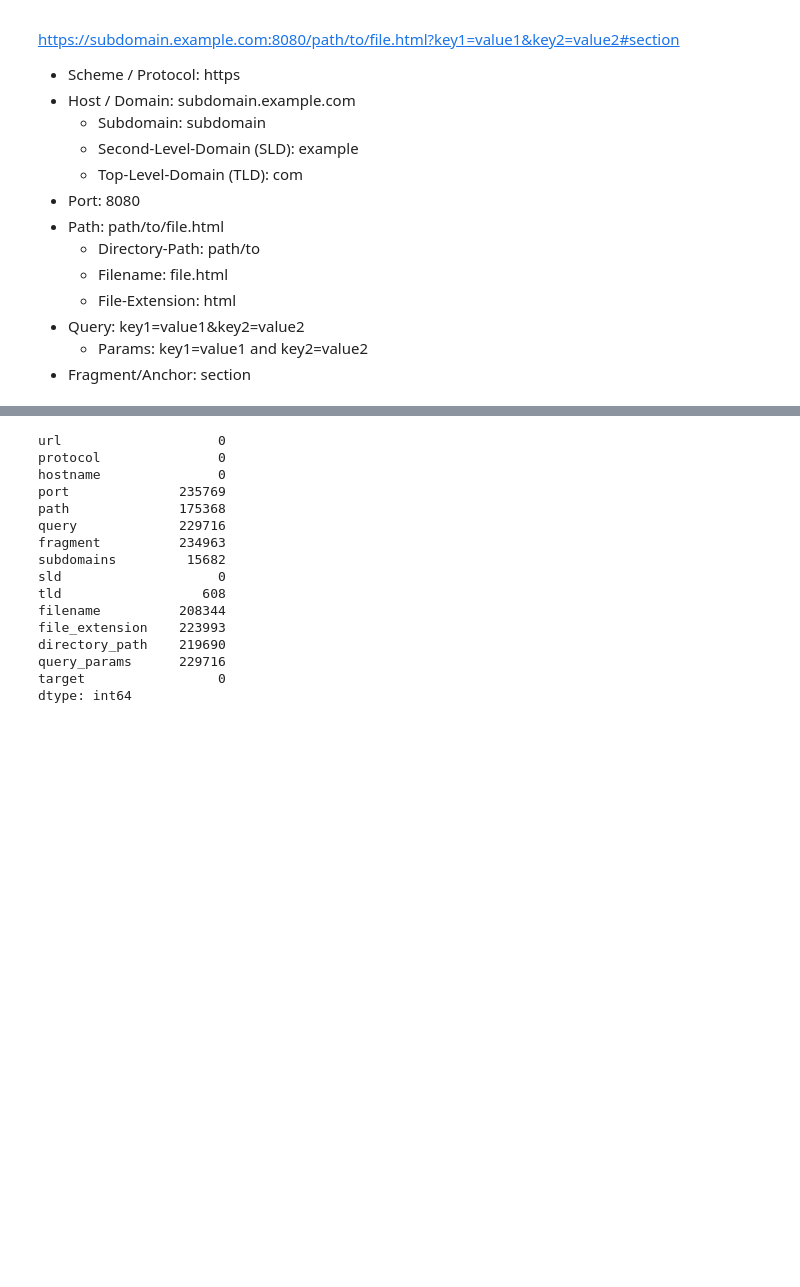
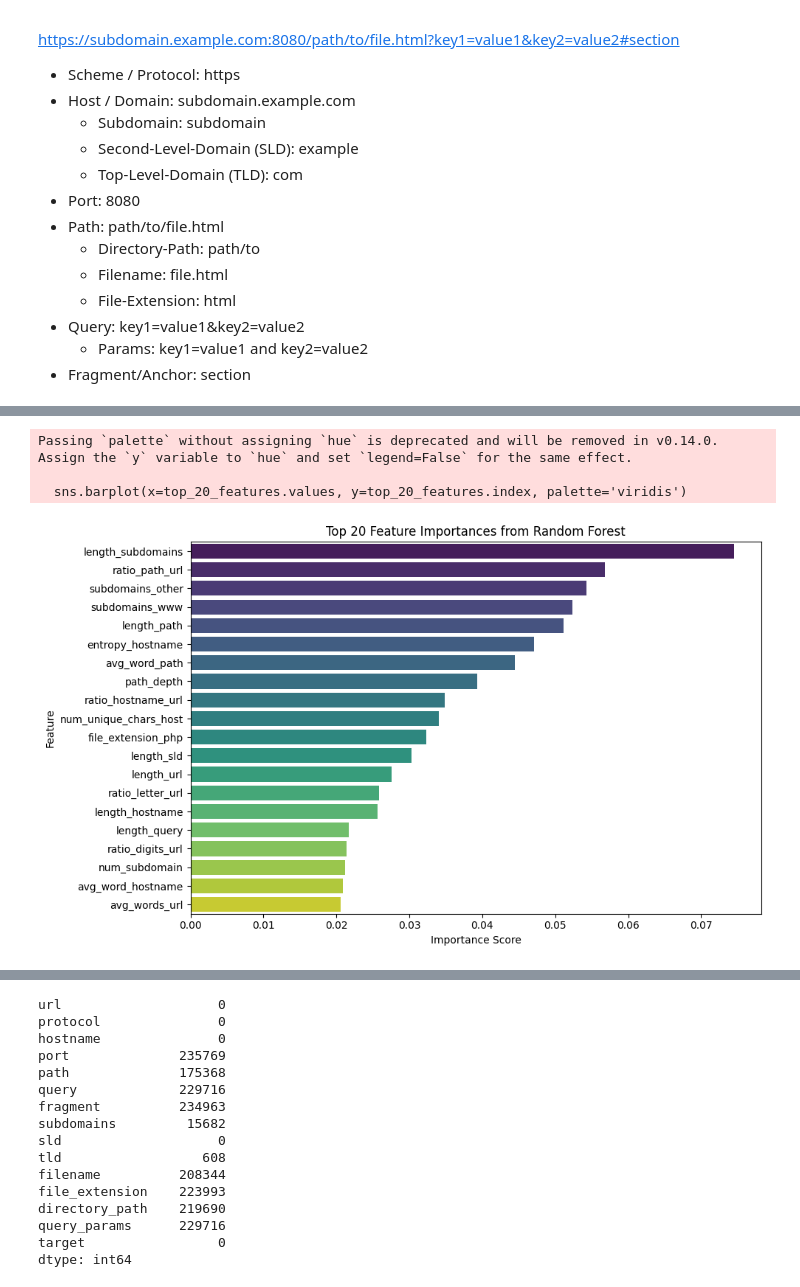
Before and after one commit to KoalaLyfestyle/BT4012-Group-13, a Jupyter notebook: Archive/Feature_Engineering.ipynb, the cells around one changed output, grey strips where cells are left out. Saved outputs shown, nothing was run; the diff lists cells and outputs as text; code cells hidden in the pictures; blank space fills up the shorter version.

```diff
--- a/Archive/Feature_Engineering.ipynb
+++ b/Archive/Feature_Engineering.ipynb
@@ -36,7 +36,7 @@ import ipaddress
 pd.set_option('display.max_columns', None)
 # %%
 # load data
-df = pd.read_csv('dataset/kaggle_phishing_dataset.csv')
+df = pd.read_csv('../dataset/train.csv')
 # %%
 df.info()
 # %% [output]
@@ -67,7 +59,7 @@ def preprocess(df):
     df = df[['url', 'target']]
     return df
 # %%
-df_processed = preprocess(df)
+df_processed = df
 # %%
 def decompose_single_url(url):
     parsed = urlparse(url)
@@ -289,19 +312,23 @@ df_feature_engineered
 # create tree based model for random forest, do train test split
 from sklearn.model_selection import train_test_split
 from sklearn.ensemble import RandomForestClassifier
-X = df_feature_engineered.drop(columns=['url', 'protocol', 'hostname', 'port', 'path', 'query', 'fragment', 'sld', 'filename', 'directory_path', 'query_params', 'target'])
-y = df_feature_engineered['target']
-X_train, X_test, y_train, y_test = train_test_split(X, y, test_size=0.2, random_state=42, stratify=y)
+X_train = df_feature_engineered.drop(columns=['url', 'protocol', 'hostname', 'port', 'path', 'query', 'fragment', 'sld', 'filename', 'directory_path', 'query_params', 'target'])
+y_train = df_feature_engineered['target']
+
 
 # for subdomain, tld, file_extension, keep the top 5 based on value counts, then set rest to others, then do one hot encoding
 for col in ['subdomains', 'tld', 'file_extension']:
     top_5 = df_decomposed[col].value_counts().nlargest(5).index
     X_train[col] = X_train[col].apply(lambda x: x if x in top_5 else 'other')
-    X_test[col] = X_test[col].apply(lambda x: x if x in top_5 else 'other')
     X_train = pd.get_dummies(X_train, columns=[col], prefix=col)
-    X_test = pd.get_dummies(X_test, columns=[col], prefix=col)
 
 # fit randm forest and evaluate the rocauc
+X_test = df_test_feature_engineered.drop(columns=['url', 'protocol', 'hostname', 'port', 'path', 'query', 'fragment', 'sld', 'filename', 'directory_path', 'query_params', 'target'])
+y_test = df_test_feature_engineered['target']
+for col in ['subdomains', 'tld', 'file_extension']:
+    top_5 = df_decomposed[col].value_counts().nlargest(5).index
+    X_test[col] = X_test[col].apply(lambda x: x if x in top_5 else 'other')
+    X_test = pd.get_dummies(X_test, columns=[col], prefix=col)
 rf = RandomForestClassifier(n_estimators=100, random_state=42)
 rf.fit(X_train, y_train)
 y_pred = rf.predict(X_test)
@@ -315,3 +374,21 @@ ROC AUC: 0.9702
+# %%
+# plot feature importance
+import matplotlib.pyplot as plt
+import seaborn as sns
+feature_importances = pd.Series(rf.feature_importances_, index=X_train.columns)
+top_20_features = feature_importances.nlargest(20)
+plt.figure(figsize=(10, 6))
+sns.barplot(x=top_20_features.values, y=top_20_features.index, palette='viridis')
+plt.title('Top 20 Feature Importances from Random Forest')
+plt.xlabel('Importance Score')
+plt.ylabel('Feature')
+plt.tight_layout()
+plt.show()
+# %% [output]
+Passing `palette` without assigning `hue` is deprecated and will be removed in v0.14.0. Assign the `y` variable to `hue` and set `legend=False` for the same effect.
+
+  sns.barplot(x=top_20_features.values, y=top_20_features.index, palette='viridis')
+[figure, added]
 # %%
 df_phil_train = pd.read_csv('dataset/PhiUSIIL_Phishing_URL_Dataset.csv')
 df_phil_train.rename({'URL': 'url', 'label': 'target'}, axis=1, inplace=True)
```
Also changed, not shown: parts of 10 cells of this notebook, 3 other files.
